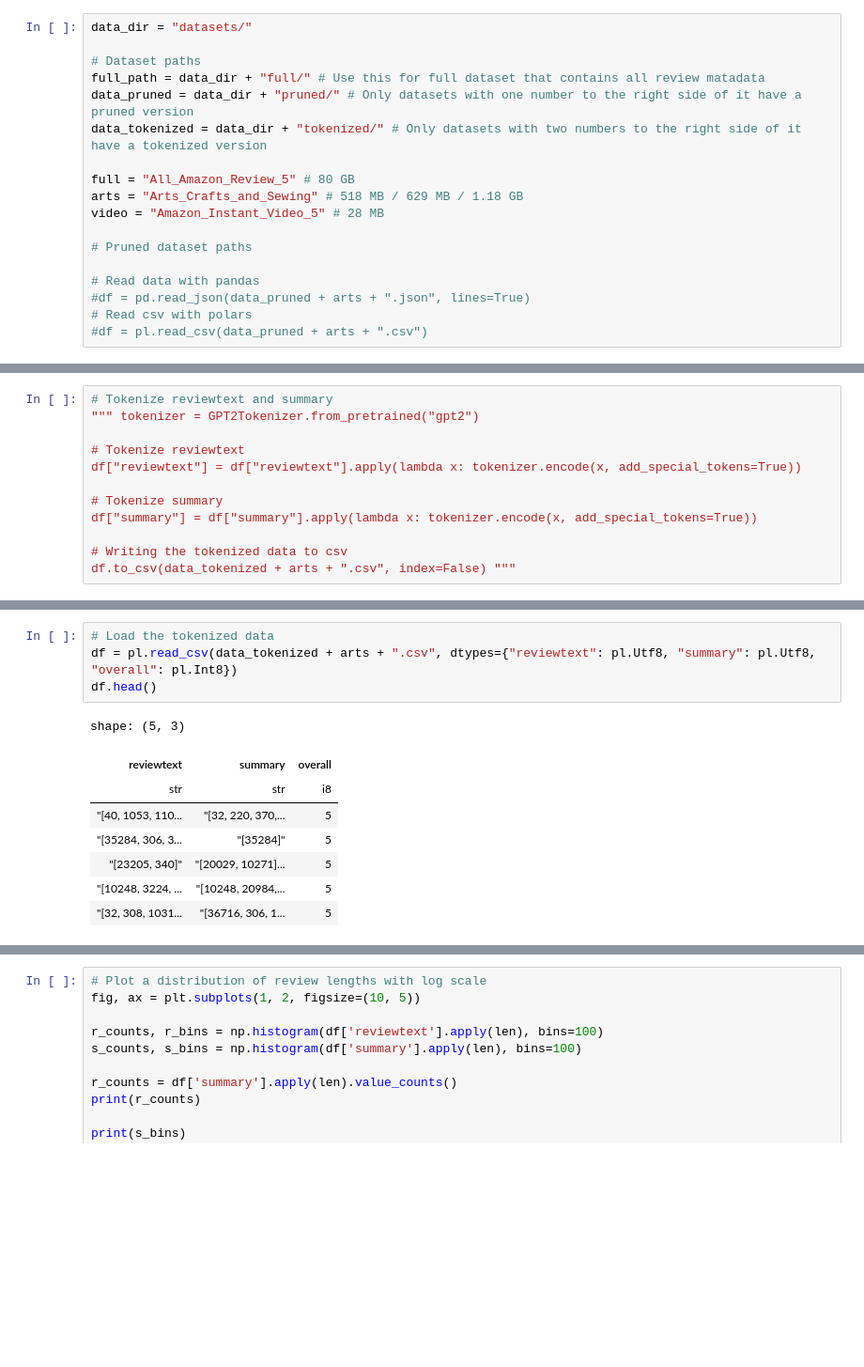
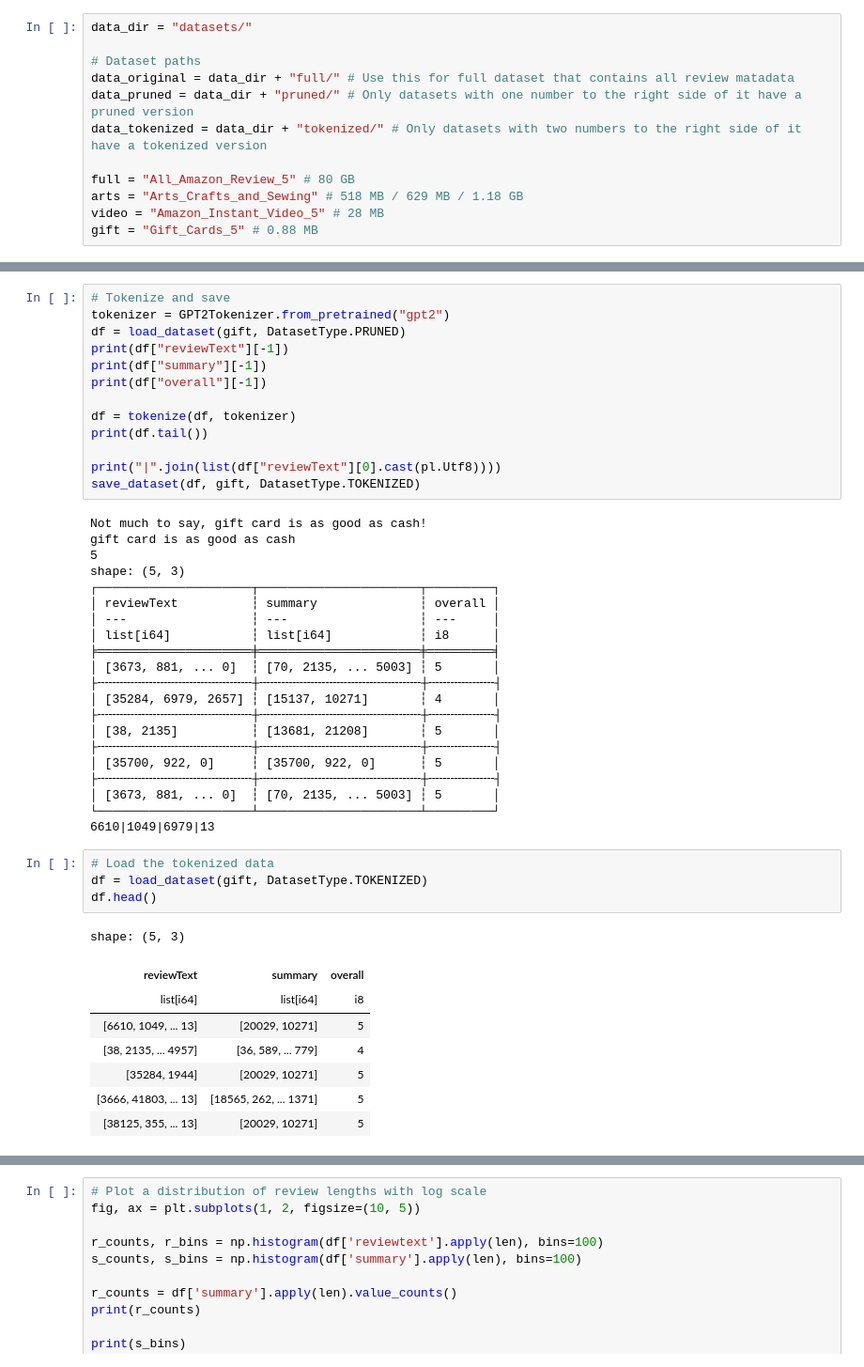
Before and after one commit to JnsJensen/review-summariser, a Jupyter notebook: summariser.ipynb, the cells around one changed output, grey strips where cells are left out. Shown: that part at 94% size. Cells and saved outputs as stored; diff of their text form; blank space fills up the shorter version.

Commit message:
feat(prepocessing): refactorisation, use polars

```diff
--- a/summariser.ipynb
+++ b/summariser.ipynb
@@ -19,17 +20,11 @@ mps
 data_dir = "datasets/"
 
 # Dataset paths
-full_path = data_dir + "full/" # Use this for full dataset that contains all review matadata
+data_original = data_dir + "full/" # Use this for full dataset that contains all review matadata
 data_pruned = data_dir + "pruned/" # Only datasets with one number to the right side of it have a pruned version
 data_tokenized = data_dir + "tokenized/" # Only datasets with two numbers to the right side of it have a tokenized version
 
 full = "All_Amazon_Review_5" # 80 GB
 arts = "Arts_Crafts_and_Sewing" # 518 MB / 629 MB / 1.18 GB
 video = "Amazon_Instant_Video_5" # 28 MB
-
-# Pruned dataset paths
-
-# Read data with pandas
-#df = pd.read_json(data_pruned + arts + ".json", lines=True)
-# Read csv with polars
-#df = pl.read_csv(data_pruned + arts + ".csv")
+gift = "Gift_Cards_5" # 0.88 MB
@@ -47,12 +30,0 @@ df.to_csv(data_pruned + arts + ".csv", index=False)
-# %%
-# Tokenize reviewtext and summary
-""" tokenizer = GPT2Tokenizer.from_pretrained("gpt2")
-
-# Tokenize reviewtext
-df["reviewtext"] = df["reviewtext"].apply(lambda x: tokenizer.encode(x, add_special_tokens=True))
-
-# Tokenize summary
-df["summary"] = df["summary"].apply(lambda x: tokenizer.encode(x, add_special_tokens=True))
-
-# Writing the tokenized data to csv
-df.to_csv(data_tokenized + arts + ".csv", index=False) """
@@ -61,13 +82,47 @@ df.to_csv(data_tokenized + arts + ".csv", index=False) """
+# %%
+# Tokenize and save
+tokenizer = GPT2Tokenizer.from_pretrained("gpt2")
+df = load_dataset(gift, DatasetType.PRUNED)
+print(df["reviewText"][-1])
+print(df["summary"][-1])
+print(df["overall"][-1])
+
+df = tokenize(df, tokenizer)
+print(df.tail())
+
+print("|".join(list(df["reviewText"][0].cast(pl.Utf8))))
+save_dataset(df, gift, DatasetType.TOKENIZED)
+# %% [output]
+Not much to say, gift card is as good as cash!
+gift card is as good as cash
+5
+shape: (5, 3)
+┌─────────────────────┬──────────────────────┬─────────┐
+│ reviewText          ┆ summary              ┆ overall │
+│ ---                 ┆ ---                  ┆ ---     │
+│ list[i64]           ┆ list[i64]            ┆ i8      │
+╞═════════════════════╪══════════════════════╪═════════╡
+│ [3673, 881, ... 0]  ┆ [70, 2135, ... 5003] ┆ 5       │
+├╌╌╌╌╌╌╌╌╌╌╌╌╌╌╌╌╌╌╌╌╌┼╌╌╌╌╌╌╌╌╌╌╌╌╌╌╌╌╌╌╌╌╌╌┼╌╌╌╌╌╌╌╌╌┤
+│ [35284, 6979, 2657] ┆ [15137, 10271]       ┆ 4       │
+├╌╌╌╌╌╌╌╌╌╌╌╌╌╌╌╌╌╌╌╌╌┼╌╌╌╌╌╌╌╌╌╌╌╌╌╌╌╌╌╌╌╌╌╌┼╌╌╌╌╌╌╌╌╌┤
+│ [38, 2135]          ┆ [13681, 21208]       ┆ 5       │
+├╌╌╌╌╌╌╌╌╌╌╌╌╌╌╌╌╌╌╌╌╌┼╌╌╌╌╌╌╌╌╌╌╌╌╌╌╌╌╌╌╌╌╌╌┼╌╌╌╌╌╌╌╌╌┤
+│ [35700, 922, 0]     ┆ [35700, 922, 0]      ┆ 5       │
+├╌╌╌╌╌╌╌╌╌╌╌╌╌╌╌╌╌╌╌╌╌┼╌╌╌╌╌╌╌╌╌╌╌╌╌╌╌╌╌╌╌╌╌╌┼╌╌╌╌╌╌╌╌╌┤
+│ [3673, 881, ... 0]  ┆ [70, 2135, ... 5003] ┆ 5       │
+└─────────────────────┴──────────────────────┴─────────┘
+6610|1049|6979|13
 # %%
 # Load the tokenized data
-df = pl.read_csv(data_tokenized + arts + ".csv", dtypes={"reviewtext": pl.Utf8, "summary": pl.Utf8, "overall": pl.Int8})
+df = load_dataset(gift, DatasetType.TOKENIZED)
 df.head()
 # %% [output]
 shape: (5, 3)
-| reviewtext | summary | overall |
-| str | str | i8 |
-| "[40, 1053, 110... | "[32, 220, 370,... | 5 |
-| "[35284, 306, 3... | "[35284]" | 5 |
-| "[23205, 340]" | "[20029, 10271]... | 5 |
-| "[10248, 3224, ... | "[10248, 20984,... | 5 |
-| "[32, 308, 1031... | "[36716, 306, 1... | 5 |
+| reviewText | summary | overall |
+| list[i64] | list[i64] | i8 |
+| [6610, 1049, ... 13] | [20029, 10271] | 5 |
+| [38, 2135, ... 4957] | [36, 589, ... 779] | 4 |
+| [35284, 1944] | [20029, 10271] | 5 |
+| [3666, 41803, ... 13] | [18565, 262, ... 1371] | 5 |
+| [38125, 355, ... 13] | [20029, 10271] | 5 |
```
Also changed, not shown: parts of 7 cells of this notebook.
